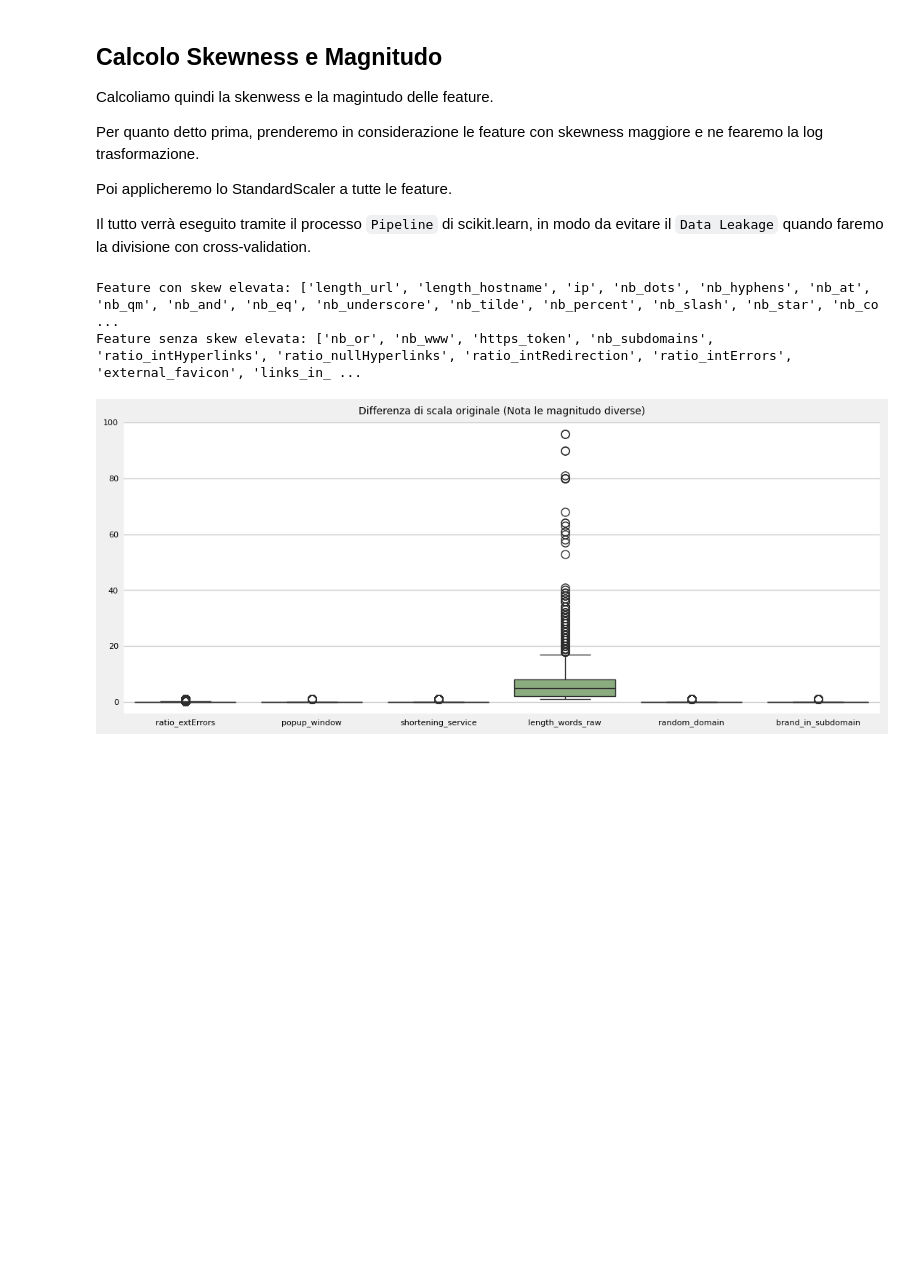
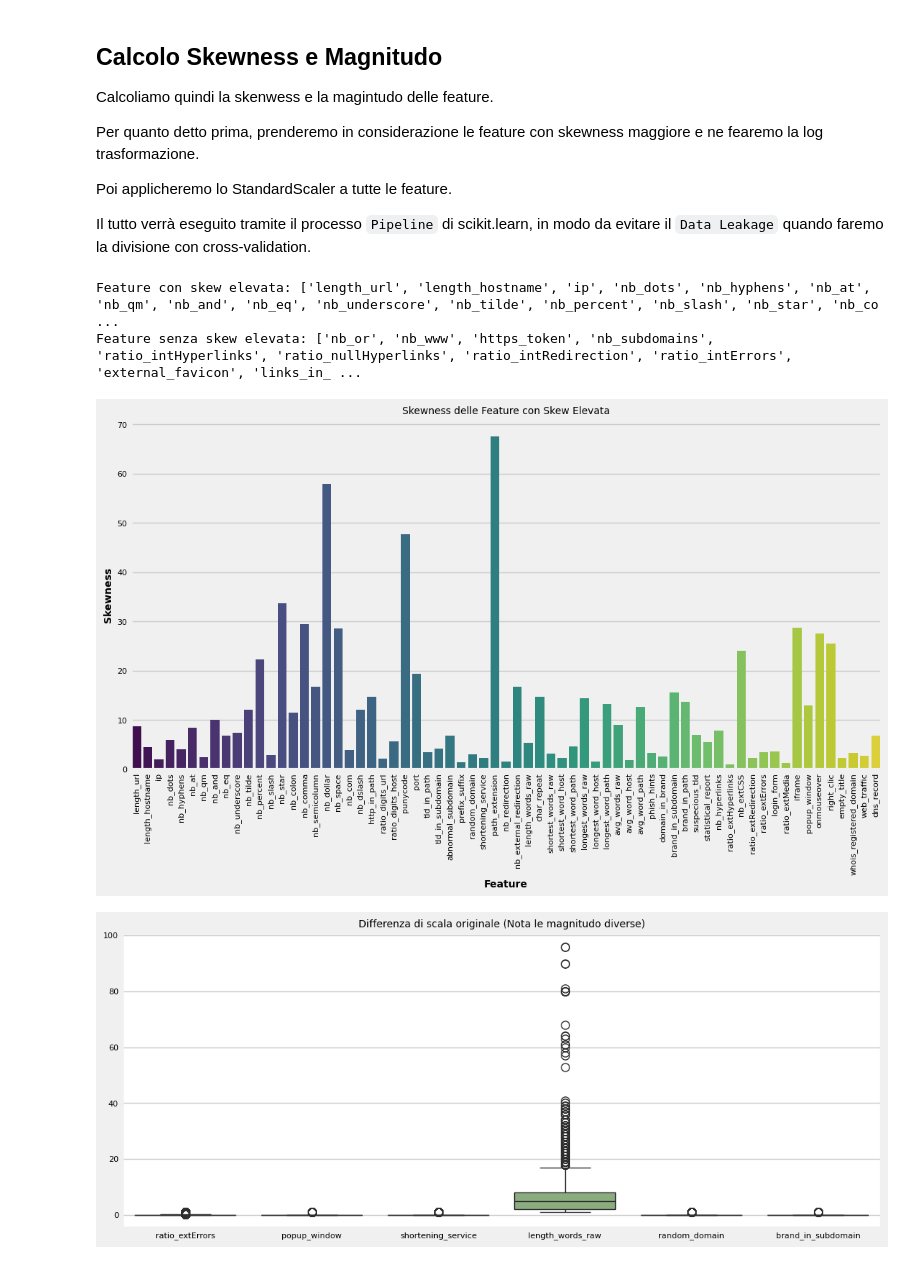
Before and after one commit to francosalvucci14/Progetto_MachineLearning, a Jupyter notebook: Progetto_ML_phishing-url.ipynb, the cells around one changed output. Cells and saved outputs as stored; diff of their text form; code cells hidden in the pictures; blank space fills up the shorter version.

```diff
--- a/Progetto_ML_phishing-url.ipynb
+++ b/Progetto_ML_phishing-url.ipynb
@@ -460,24 +474,33 @@ Poi applicheremo lo StandardScaler a tutte le feature.
 Il tutto verrà eseguito tramite il processo `Pipeline` di scikit.learn, in modo da evitare il `Data Leakage` quando faremo la divisione con cross-validation.
 # %%
 numeric_features = X.select_dtypes(include=np.number).columns.tolist()
-
 skewness = X_train[numeric_features].apply(lambda x: skew(x.dropna()))
 
 skew_threshold = 1.0
 
 skewed_features = [
     col for col in skewness[skewness > skew_threshold].index.tolist()
     if X_train[col].min() >= 0
 ]
 
 #skewed_features = skewness[skewness > skew_threshold].index.tolist()
 non_skewed_features = [col for col in numeric_features if col not in skewed_features]
 
 print("Feature con skew elevata:", skewed_features)
 print("Feature senza skew elevata:", non_skewed_features)
+
+#plot feature skewness alta
+plt.figure(figsize=(12, 6))
+sns.barplot(x=skewness[skewed_features].index, y=skewness[skewed_features].values, palette='viridis')
+plt.xticks(rotation=90)
+plt.title('Skewness delle Feature con Skew Elevata')
+plt.xlabel('Feature')
+plt.ylabel('Skewness')
+plt.show()
 # %% [output]
 Feature con skew elevata: ['length_url', 'length_hostname', 'ip', 'nb_dots', 'nb_hyphens', 'nb_at', 'nb_qm', 'nb_and', 'nb_eq', 'nb_underscore', 'nb_tilde', 'nb_percent', 'nb_slash', 'nb_star', 'nb_co ...
 Feature senza skew elevata: ['nb_or', 'nb_www', 'https_token', 'nb_subdomains', 'ratio_intHyperlinks', 'ratio_nullHyperlinks', 'ratio_intRedirection', 'ratio_intErrors', 'external_favicon', 'links_in_ ...
+[figure, added]
 # %%
 import random
 plt.figure(figsize=(12, 5))
```
Also changed, not shown: parts of 6 cells of this notebook, 5 other files.
